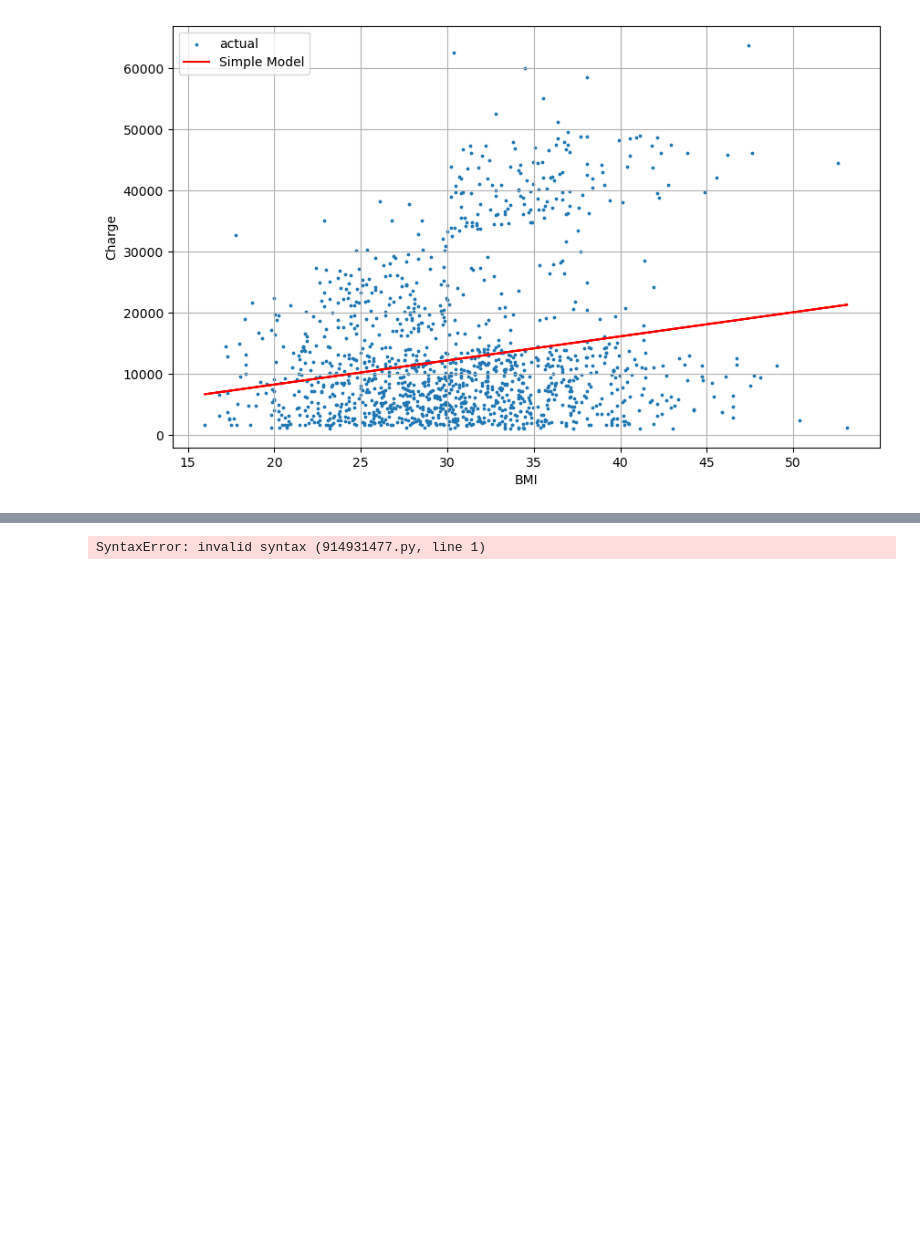
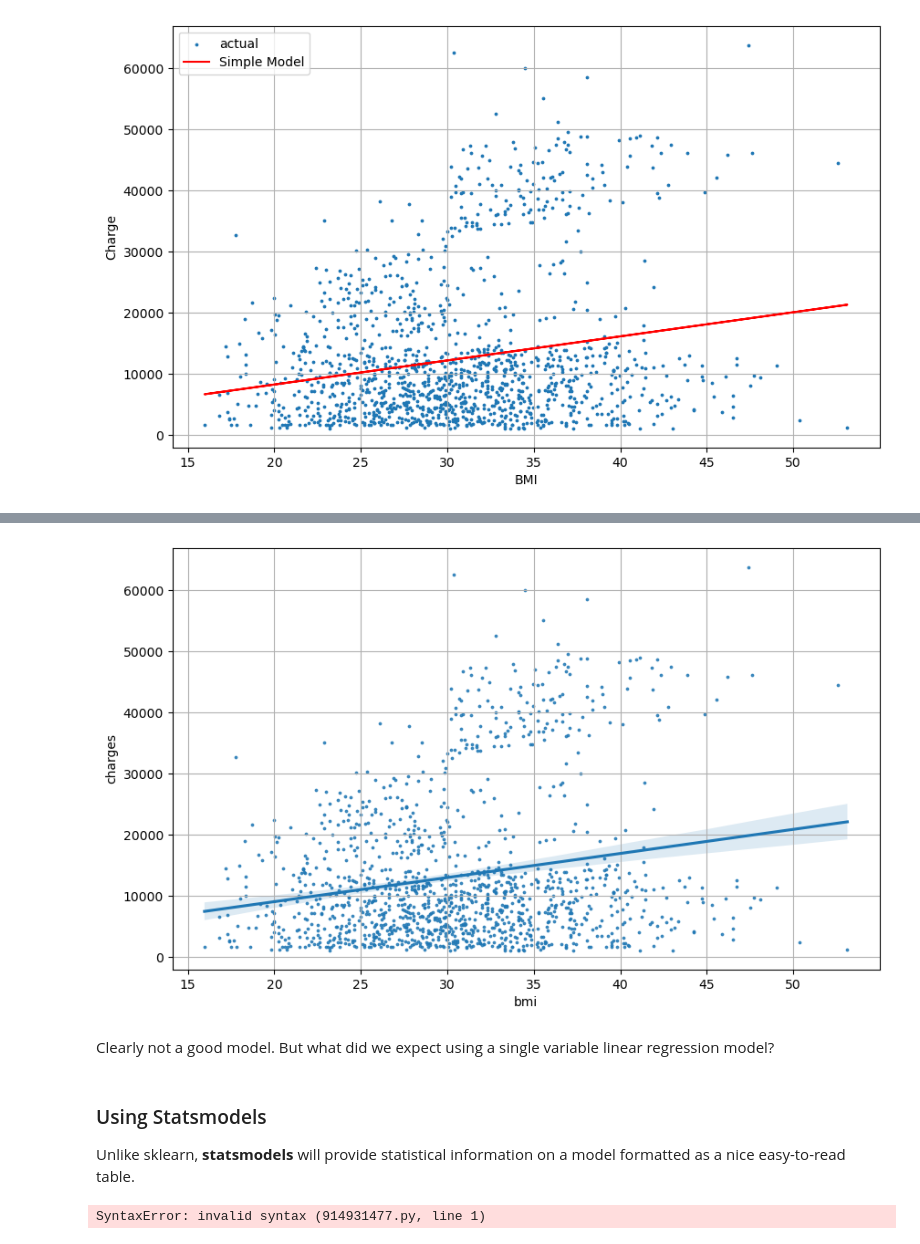
Before and after one commit to leenoah390/medical-pred, a Jupyter notebook: Day03-MSE_and_linreg.ipynb, the cells around one changed output, grey strips where cells are left out. Cells and saved outputs as stored; diff of their text form; code cells hidden in the pictures; blank space fills up the shorter version.

```diff
--- a/Day03-MSE_and_linreg.ipynb
+++ b/Day03-MSE_and_linreg.ipynb
@@ -68,0 +94,11 @@ Clearly not a good model. But what did we expect using a single variable linear
+# %%
+plt.figure(figsize=(10,6))
+sns.regplot(x = insurance.bmi,y = insurance.charges, scatter_kws={'s':3})
+plt.grid()
+# %% [output]
+[figure, added]
+# %% [markdown]
+Clearly not a good model. But what did we expect using a single variable linear regression model?
+# %% [markdown]
+### Using Statsmodels
+Unlike sklearn, **statsmodels** will provide statistical information on a model formatted as a nice easy-to-read table.
```
Also changed, not shown: parts of 7 cells of this notebook.
